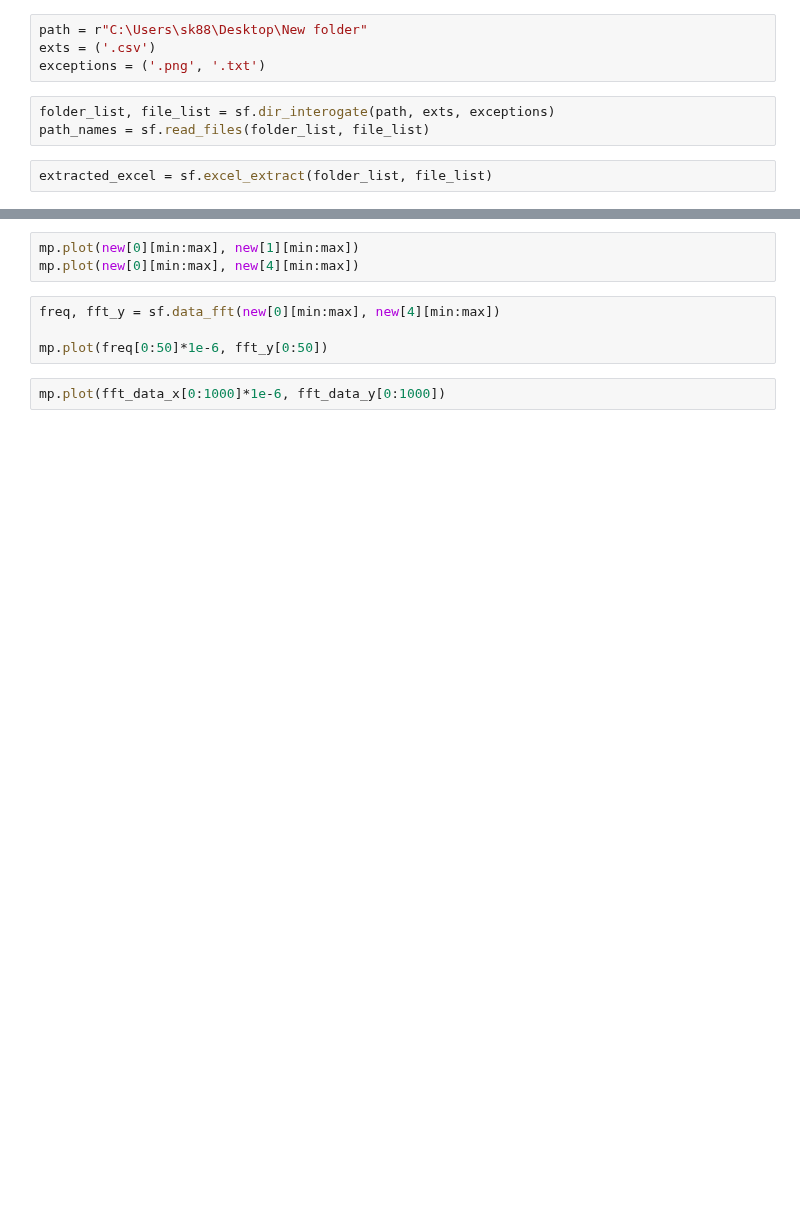
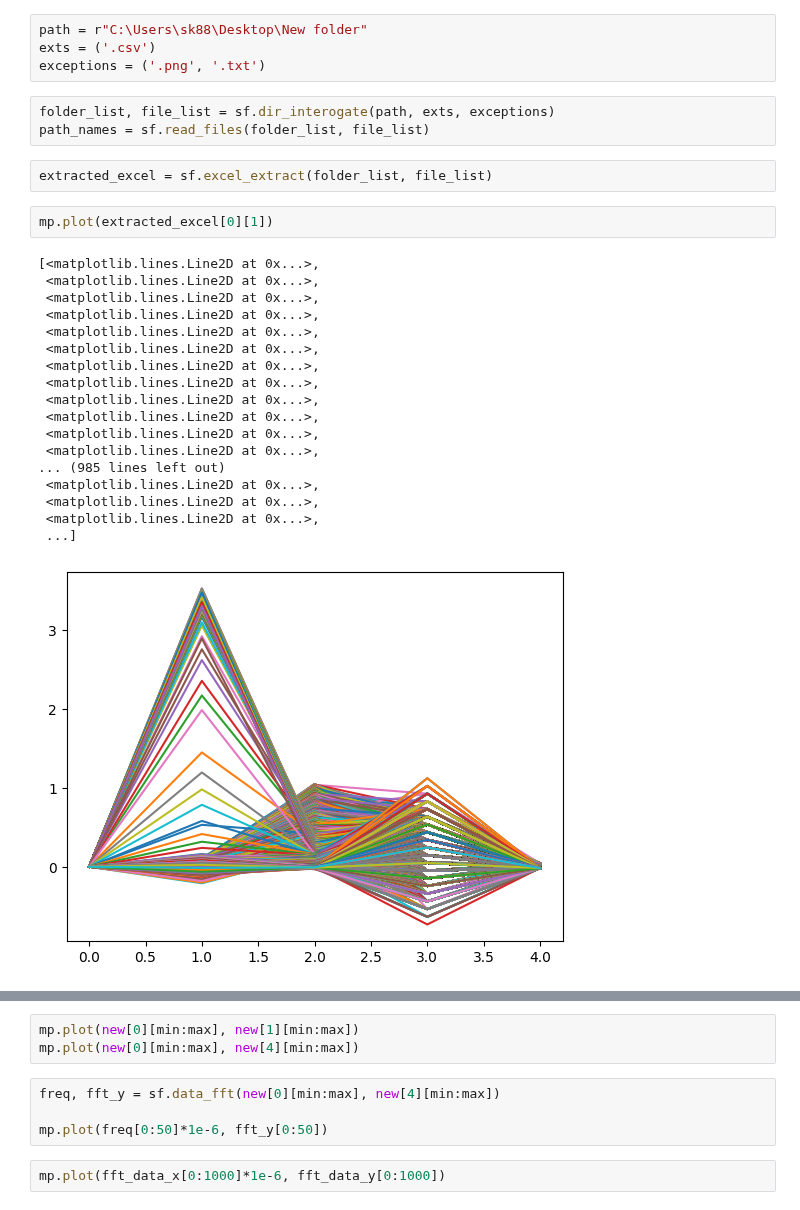
Before and after one commit to SMK-UK/Spectroscopy, a Jupyter notebook: quick_fft.ipynb, the cells around one changed output, grey strips where cells are left out. Drawn from its saved outputs; the diff is of its cells as text; blank space fills up the shorter version.

```diff
--- a/quick_fft.ipynb
+++ b/quick_fft.ipynb
@@ -13,3 +13,24 @@ folder_list, file_list = sf.dir_interogate(path, exts, exceptions)
 path_names = sf.read_files(folder_list, file_list)
 # %%
 extracted_excel = sf.excel_extract(folder_list, file_list)
+# %%
+mp.plot(extracted_excel[0][1])
+# %% [output]
+[<matplotlib.lines.Line2D at 0x...>,
+ <matplotlib.lines.Line2D at 0x...>,
+ <matplotlib.lines.Line2D at 0x...>,
+ <matplotlib.lines.Line2D at 0x...>,
+ <matplotlib.lines.Line2D at 0x...>,
+ <matplotlib.lines.Line2D at 0x...>,
+ <matplotlib.lines.Line2D at 0x...>,
+ <matplotlib.lines.Line2D at 0x...>,
+ <matplotlib.lines.Line2D at 0x...>,
+ <matplotlib.lines.Line2D at 0x...>,
+ <matplotlib.lines.Line2D at 0x...>,
+ <matplotlib.lines.Line2D at 0x...>,
+... (985 lines left out)
+ <matplotlib.lines.Line2D at 0x...>,
+ <matplotlib.lines.Line2D at 0x...>,
+ <matplotlib.lines.Line2D at 0x...>,
+ ...]
+[figure, added]
```
Also changed, not shown: parts of 5 cells of this notebook, 4 other files.
